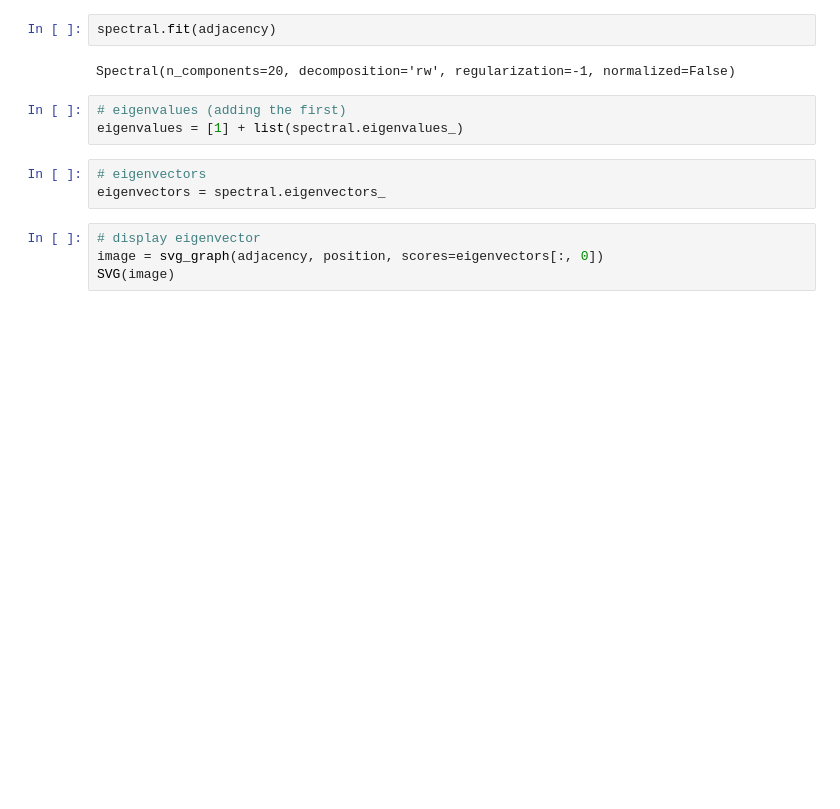
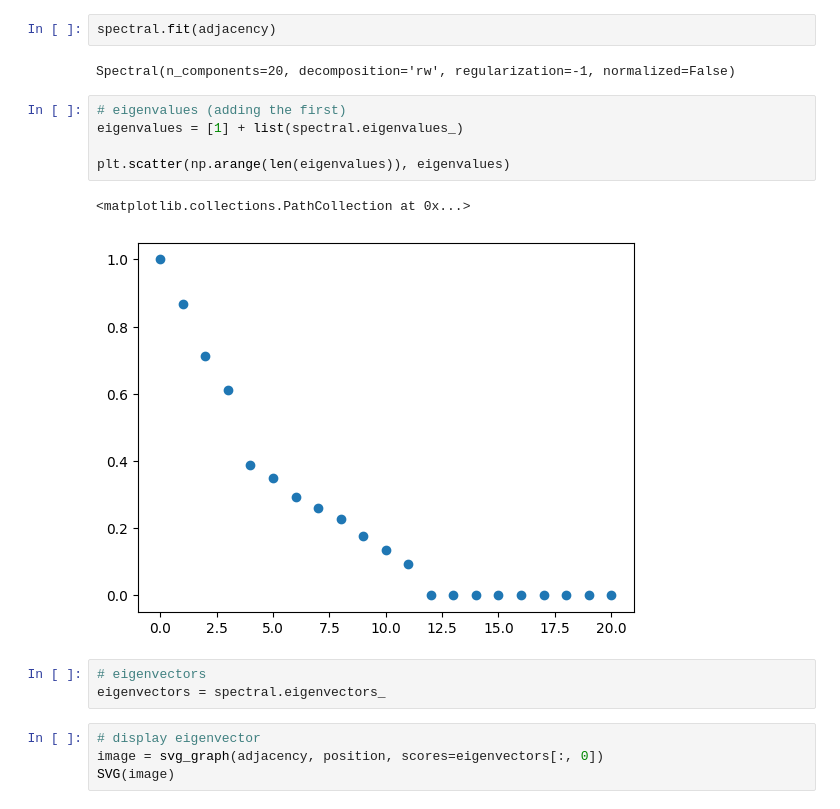
Before and after one commit to ttperr/SD212, a Jupyter notebook: TP6/6-embedding.ipynb, the cells around one changed output. Saved outputs shown, nothing was run; the diff lists cells and outputs as text; blank space fills up the shorter version.

```diff
--- a/TP6/6-embedding.ipynb
+++ b/TP6/6-embedding.ipynb
@@ -64,6 +64,11 @@ Spectral(n_components=20, decomposition='rw', regularization=-1, normalized=Fals
 # %%
 # eigenvalues (adding the first)
 eigenvalues = [1] + list(spectral.eigenvalues_)
+
+plt.scatter(np.arange(len(eigenvalues)), eigenvalues)
+# %% [output]
+<matplotlib.collections.PathCollection at 0x...>
+[figure, added]
 # %%
 # eigenvectors
 eigenvectors = spectral.eigenvectors_
```
Also changed, not shown: parts of 9 cells of this notebook.
